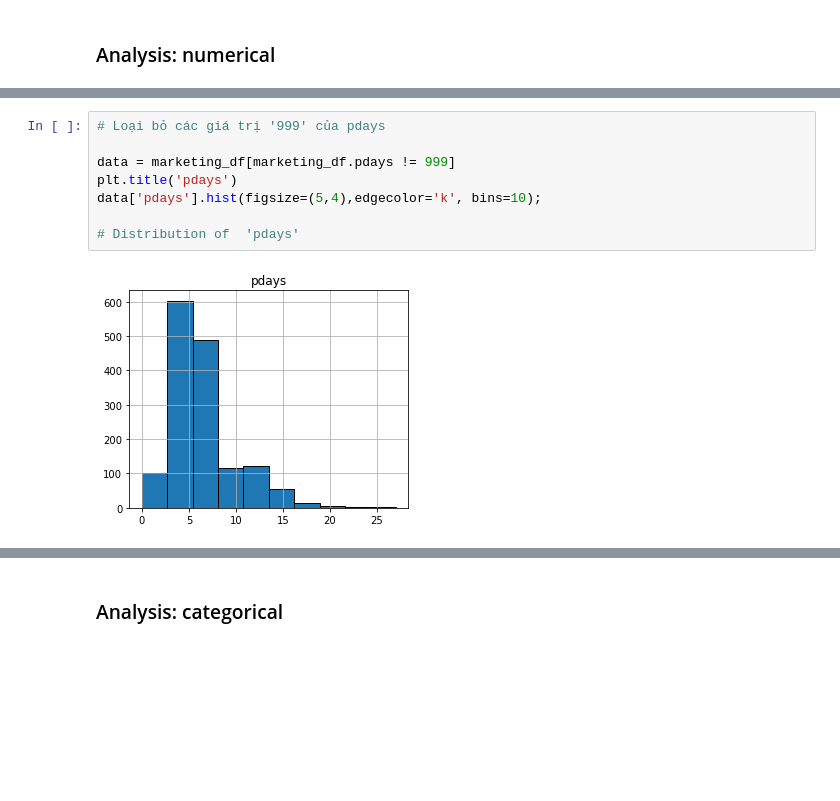
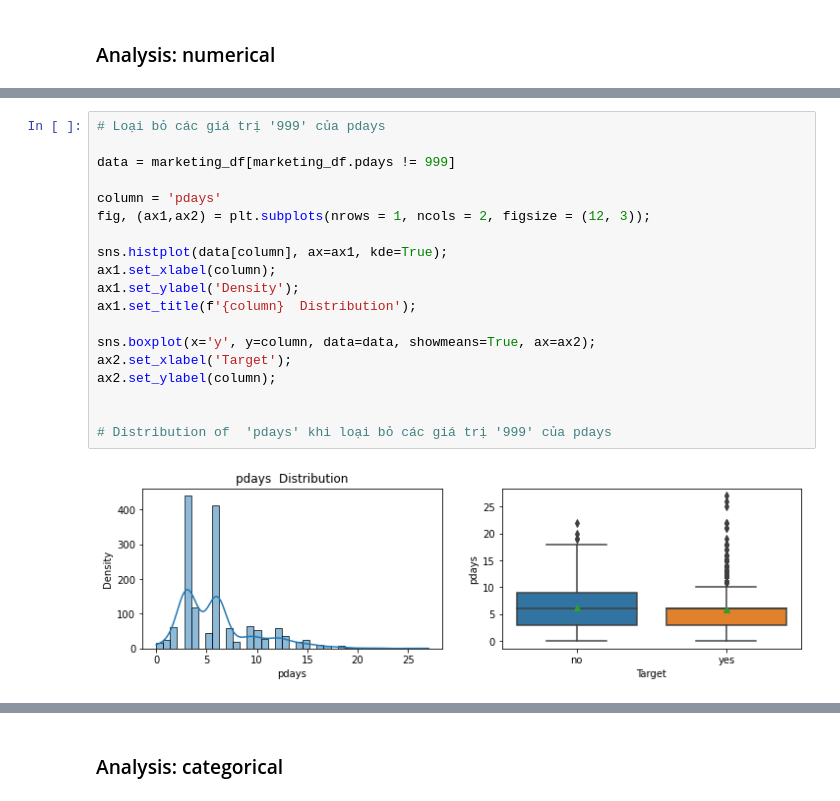
Before and after one commit to ngttnguyen/atom-assignments, a Jupyter notebook: assignment_7/Nguyen_Bank_Marketing.ipynb, the cells around one changed output, grey strips where cells are left out. Saved outputs shown, nothing was run; the diff lists cells and outputs as text; blank space fills up the shorter version.

```diff
--- a/assignment_7/Nguyen_Bank_Marketing.ipynb
+++ b/assignment_7/Nguyen_Bank_Marketing.ipynb
@@ -246,10 +248,21 @@ for column in numerical:
-# %%
-# Loại bỏ các giá trị '999' của pdays
-
-data = marketing_df[marketing_df.pdays != 999]
-plt.title('pdays')
-data['pdays'].hist(figsize=(5,4),edgecolor='k', bins=10);
-
-# Distribution of  'pdays'
-# %% [output]
-[figure, removed]
+# %%
+# Loại bỏ các giá trị '999' của pdays
+
+data = marketing_df[marketing_df.pdays != 999]
+
+column = 'pdays'
+fig, (ax1,ax2) = plt.subplots(nrows = 1, ncols = 2, figsize = (12, 3));
+
+sns.histplot(data[column], ax=ax1, kde=True);
+ax1.set_xlabel(column);
+ax1.set_ylabel('Density');
+ax1.set_title(f'{column}  Distribution');
+
+sns.boxplot(x='y', y=column, data=data, showmeans=True, ax=ax2);
+ax2.set_xlabel('Target');
+ax2.set_ylabel(column);
+
+
+# Distribution of  'pdays' khi loại bỏ các giá trị '999' của pdays
+# %% [output]
+[figure, added]
```
Also changed, not shown: parts of 12 cells of this notebook.
